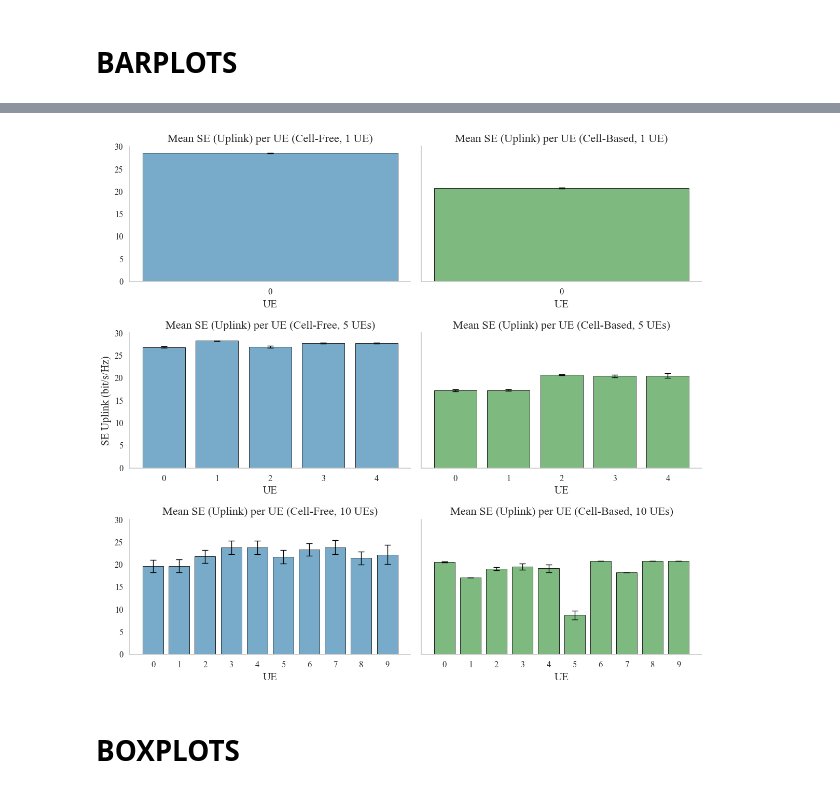
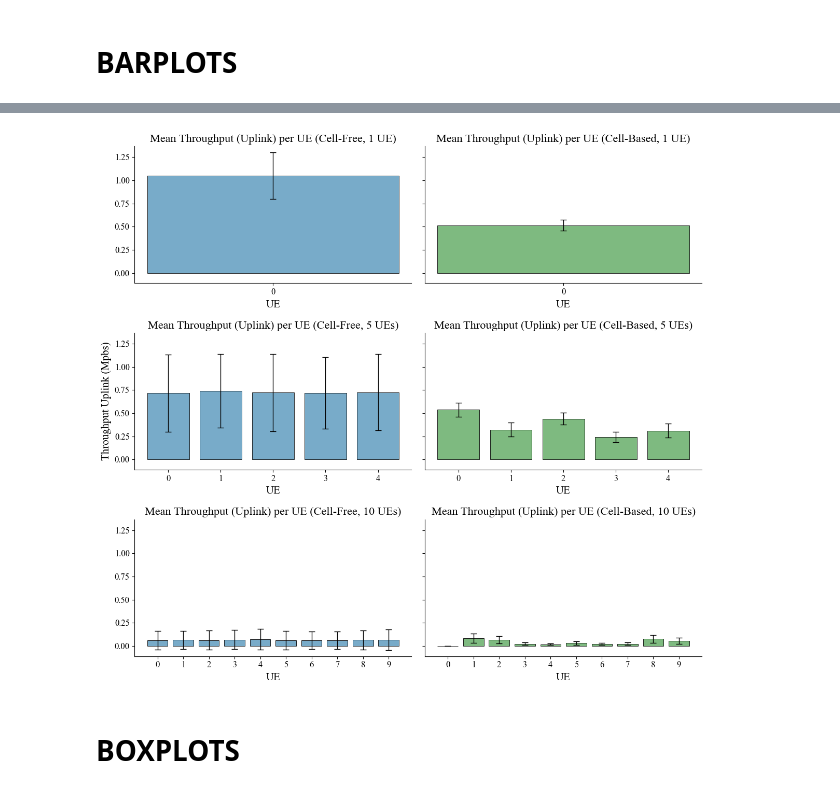
Before and after one commit to Surpr1se0/OAI-tests, a Jupyter notebook: mac-throughput-latency/scripts/final.ipynb, the cells around one changed output, grey strips where cells are left out. Saved outputs shown, nothing was run; the diff lists cells and outputs as text; code cells hidden in the pictures.

```diff
--- a/mac-throughput-latency/scripts/final.ipynb
+++ b/mac-throughput-latency/scripts/final.ipynb
@@ -83,7 +97,7 @@ Name: Mean_UL_SE_bit_per_s_Hz, dtype: float64
 # %%
 df_cb_5 = pd.read_csv(cb_5x)
-df_cf_5_aggr = pd.read_csv(cf_5x_aggr)
+df_cf_5 = pd.read_csv(cf_5x)
 
-print(df_cb_5["Mean_UL_SE_bit_per_s_Hz"].describe())
-print(df_cf_5_aggr["Mean_UL_SE_bit_per_s_Hz"].describe())
+print(df_cb_5["Mean_Throughput"].describe())
+print(df_cf_5["Mean_Throughput"].describe())
 # %% [output]
@@ -108,7 +122,7 @@ Name: Mean_UL_SE_bit_per_s_Hz, dtype: float64
 # %%
 df_cb_10 = pd.read_csv(cb_10x)
-df_cf_10_aggr = pd.read_csv(cf_10x_aggr)
+df_cf_10 = pd.read_csv(cf_10x)
 
-print(df_cb_10["Mean_UL_SE_bit_per_s_Hz"].describe())
-print(df_cf_10_aggr["Mean_UL_SE_bit_per_s_Hz"].describe())
+print(df_cb_10["Mean_Throughput"].describe())
+print(df_cf_10["Mean_Throughput"].describe())
 # %% [output]
@@ -634,43 +334,61 @@ plt.show()
 # %%
+import numpy as np
 # CF 10x UEs
-df_means_cf_10 = (df_cf_10_aggr
-            .groupby("UE_ID")["Mean_UL_SE_bit_per_s_Hz"]
+def reindex_ues(df):
+    """Mapeia UE_IDs para índices sequenciais 0..N-1"""
+    df = df.copy()
+    df["UE_idx"] = range(len(df))
+    return df
+
+df_means_cf_10 = (df_cf_10
+            .groupby("UE_ID")["Mean_Throughput"]
             .agg(mean="mean", std="std")
             .reset_index())
 
 # CB 10x UEs
 df_means_cb_10 = (df_cb_10
-            .groupby("UE_ID")["Mean_UL_SE_bit_per_s_Hz"]
+            .groupby("UE_ID")["Mean_Throughput"]
             .agg(mean="mean", std="std")
             .reset_index())
 
 # CF 5x UEs
-df_means_cf_5 = (df_cf_5_aggr
-            .groupby("UE_ID")["Mean_UL_SE_bit_per_s_Hz"]
+df_means_cf_5 = (df_cf_5
+            .groupby("UE_ID")["Mean_Throughput"]
             .agg(mean="mean", std="std")
             .reset_index())
 
 # CB 5x UEs
 df_means_cb_5 = (df_cb_5
-            .groupby("UE_ID")["Mean_UL_SE_bit_per_s_Hz"]
+            .groupby("UE_ID")["Mean_Throughput"]
             .agg(mean="mean", std="std")
             .reset_index())
 
 
 # CF 1x UEs
-df_means_cf_1 = (df_cf_1_aggr
-            .groupby("UE_ID")["Mean_UL_SE_bit_per_s_Hz"]
+df_means_cf_1 = (df_cf_1
+            .groupby("UE_ID")["Mean_Throughput"]
             .agg(mean="mean", std="std")
             .reset_index())
 
 # CB 1x UEs
 df_means_cb_1 = (df_cb_1
-            .groupby("UE_ID")["Mean_UL_SE_bit_per_s_Hz"]
+            .groupby("UE_ID")["Mean_Throughput"]
             .agg(mean="mean", std="std")
             .reset_index())
 
+df_means_cb_10 = pd.concat([
+        df_means_cb_10,
+        pd.DataFrame({"UE_ID": [9], "mean": [0], "std": [0]})
+    ], ignore_index=True)
+df_means_cb_10 = df_means_cb_10.sort_values("UE_ID").reset_index(drop=True)
+
+
+df_means_cf_1  = reindex_ues(df_means_cf_1)
+df_means_cf_5  = reindex_ues(df_means_cf_5)
+df_means_cf_10 = reindex_ues(df_means_cf_10)
+
+
 fig, axes = plt.subplots(3, 2, figsize=(12,11), sharey=True)
-
 configs = [
     (df_means_cf_1, df_means_cb_1, "1 UE"),
     (df_means_cf_5, df_means_cb_5, "5 UEs"),
@@ -679,45 +397,58 @@ configs = [
 
 colors = {"CF": "#6baed6", "CB": "#74c476"}
 
 for row, (df_cf, df_cb, label) in enumerate(configs):
     # --- CF ---
     ax_cf = axes[row, 0]
-    sns.barplot(data=df_cf, x="UE_ID", y="mean",
-                color=colors["CF"], edgecolor="black", linewidth=0.6,
-                errorbar=None, ax=ax_cf)
+
+    sns.barplot(data=df_cf,
+                x="UE_ID",
+                y="mean",
+                color=colors["CF"],
+                edgecolor="black",
+                linewidth=0.6,
+                errorbar=None,
+                ax=ax_cf)
     ax_cf.errorbar(x=np.arange(len(df_cf)), y=df_cf["mean"], yerr=df_cf["std"],
                    fmt="none", ecolor="black", elinewidth=1, capsize=4)
-    ax_cf.set_title(f"Mean SE (Uplink) per UE (Cell-Free, {label})")
+    ax_cf.set_xticks(np.arange(len(df_cf)))
+    ax_cf.set_xticklabels([str(i) for i in range(len(df_cf))])
+    ax_cf.set_title(f"Mean Throughput (Uplink) per UE (Cell-Free, {label})")
     ax_cf.set_xlabel("UE")
-    if row == 1:  # só na linha do meio mostrar ylabel
-        ax_cf.set_ylabel("SE Uplink (bit/s/Hz)")
+    if row == 1:
+        ax_cf.set_ylabel("Throughput Uplink (Mpbs)")
     else:
         ax_cf.set_ylabel("")
     ax_cf.spines["top"].set_visible(False)
     ax_cf.spines["right"].set_visible(False)
     ax_cf.grid(False)
 
     # --- CB ---
     ax_cb = axes[row, 1]
-    sns.barplot(data=df_cb, x="UE_ID", y="mean",
-                color=colors["CB"], edgecolor="black", linewidth=0.6,
-                errorbar=None, ax=ax_cb)
+    sns.barplot(data=df_cb,
+                x="UE_ID",
+                y="mean",
+                color=colors["CB"],
+                edgecolor="black",
+                linewidth=0.6,
+                errorbar=None,
+                ax=ax_cb)
     ax_cb.errorbar(x=np.arange(len(df_cb)), y=df_cb["mean"], yerr=df_cb["std"],
                    fmt="none", ecolor="black", elinewidth=1, capsize=4)
-    ax_cb.set_title(f"Mean SE (Uplink) per UE (Cell-Based, {label})")
+    ax_cb.set_title(f"Mean Throughput (Uplink) per UE (Cell-Based, {label})")
     ax_cb.set_xlabel("UE")
     ax_cb.set_ylabel("")
     ax_cb.spines["top"].set_visible(False)
     ax_cb.spines["right"].set_visible(False)
     ax_cb.grid(False)
     ax_cb.set_xticks(np.arange(len(df_cb)))
     ax_cb.set_xticklabels([str(i) for i in range(len(df_cb))])
 
 plt.tight_layout()
-plt.savefig("figs/mean_se_uplink_total_aggr.pdf", dpi=300, bbox_inches="tight")
+plt.savefig("figs/mean_throughput_uplink_total_aggr.pdf", dpi=300, bbox_inches="tight")
 plt.show()
 # %% [output]
-[figure, old version]
+[figure, new version]
 # %% [markdown]
 # BOXPLOTS
 # %%
```
Also changed, not shown: parts of 22 cells of this notebook.
